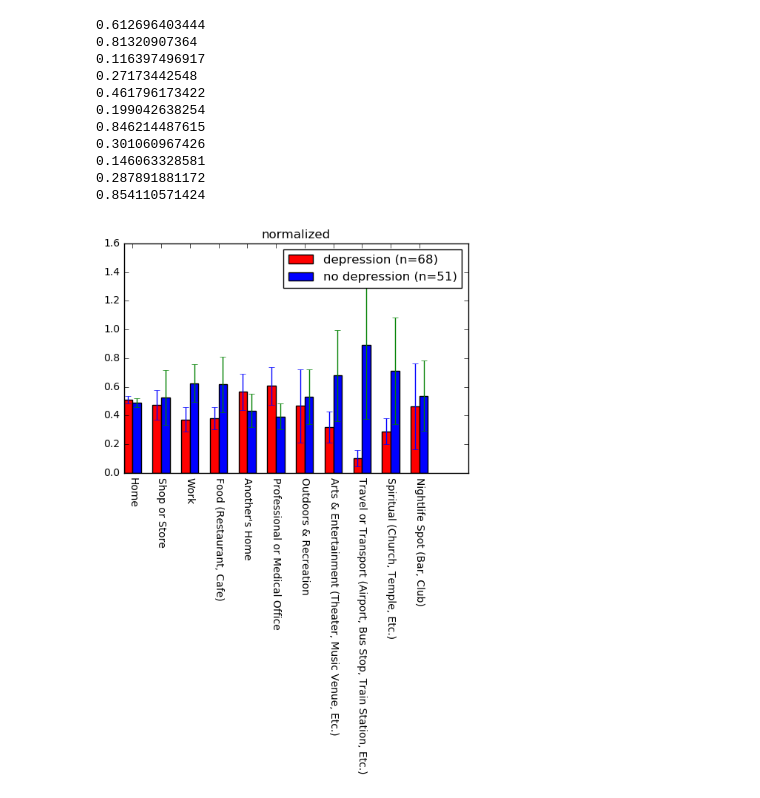
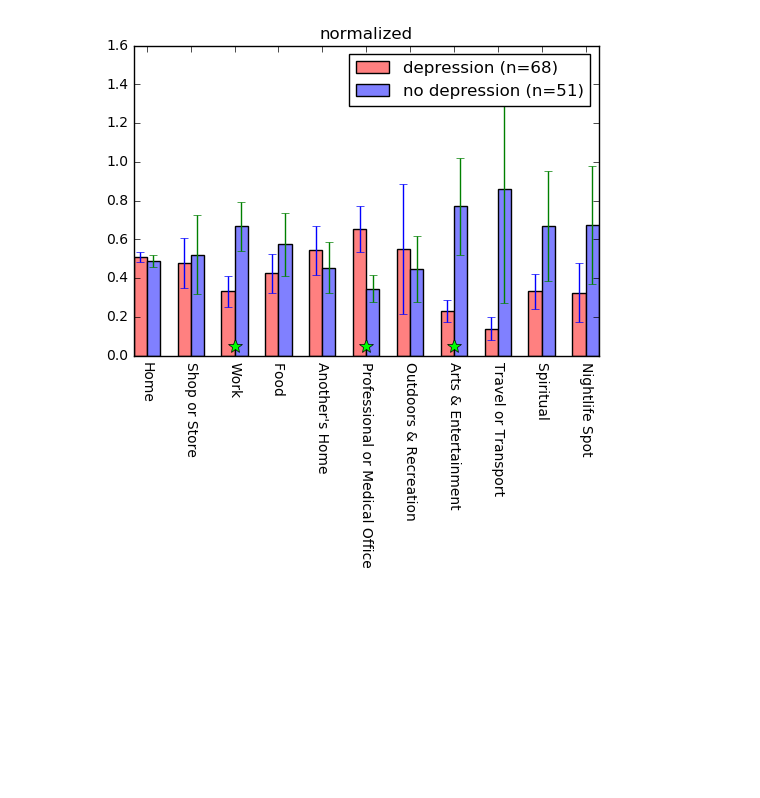
Before and after one commit to sosata/CS120DataAnalysis, a Jupyter notebook: SemanticLocation/show_locations.ipynb, the cells around one changed output. Saved outputs shown, nothing was run; the diff lists cells and outputs as text; code cells hidden in the pictures; blank space fills up the shorter version.

```diff
--- a/SemanticLocation/show_locations.ipynb
+++ b/SemanticLocation/show_locations.ipynb
@@ -1,3 +1,11 @@
+# %%
+def remove_parentheses(ss):
+    ss = np.array(ss)
+    for i in range(ss.size):
+        s = ss[i].split('(')
+        s = s[0]
+        ss[i] = s
+    return ss
 # %%
 # Visualizes the location visit durations across different demographic (e.g., emplotyment) and mental health (e.g. depression)
 # groups
@@ -52,10 +60,12 @@ for filename in files:
         data.loc[ind_subject, location_top] = 0
         dur_all = 0
         for (i,loc) in enumerate(target['location']):
-            if not np.isnan(feature['duration'][i]):
+            if not np.isnan(feature['n gps'][i]):
                 if loc in location_top:
-                    data.loc[ind_subject, loc] += feature['duration'][i]
-                dur_all += feature['duration'][i]
+                    data.loc[ind_subject, loc] += feature['n gps'][i]
+                dur_all += feature['n gps'][i]
+            else:
+                print 'warning: n gps was nan'
 
         # normalize
         data.loc[ind_subject, location_top] /= dur_all
@@ -115,32 +135,21 @@ plt.title('non-normalized')
 # %%
 # same plot, normalized
 
-plt.bar(np.arange(mean_dep.size), np.divide(mean_dep,mean_dep+mean_nodep), yerr=np.divide(ci_dep,mean_dep+mean_nodep), width=.3, color=(1,0,0))
-plt.bar(np.arange(mean_nodep.size)+.3, np.divide(mean_nodep,mean_dep+mean_nodep), yerr=np.divide(ci_nodep,mean_dep+mean_nodep), width=.3, color=(0,0,1))
-plt.xticks(np.arange(mean_dep.size)+.3, data_dep.columns, rotation=270)
+plt.bar(np.arange(mean_dep.size), np.divide(mean_dep,mean_dep+mean_nodep), yerr=np.divide(ci_dep,mean_dep+mean_nodep), width=.3, color=(1,.5,.5))
+plt.bar(np.arange(mean_nodep.size)+.3, np.divide(mean_nodep,mean_dep+mean_nodep), yerr=np.divide(ci_nodep,mean_dep+mean_nodep), width=.3, color=(.5,.5,1))
+plt.xticks(np.arange(mean_dep.size)+.3, remove_parentheses(data_dep.columns), rotation=270)
 plt.legend(['depression (n={})'.format(data_dep.shape[0]),'no depression (n={})'.format(data_nodep.shape[0])])
 plt.title('normalized')
 
 # ttest
 for (i,loc) in enumerate(location_top):
     _,p = ttest_ind(data_dep.loc[np.logical_not(np.isnan(data_dep.loc[:,loc])),loc], \
                     data_nodep.loc[np.logical_not(np.isnan(data_nodep.loc[:,loc])),loc], equal_var=False)
-    print p
+#     print p
     if p<.05:
         plt.plot(i+.3, 0.05, '*', markersize=10, color=(0,1,0))
 # %% [output]
-0.612696403444
-0.81320907364
-0.116397496917
-0.27173442548
-0.461796173422
-0.199042638254
-0.846214487615
-0.301060967426
-0.146063328581
-0.287891881172
-0.854110571424
-[figure, old version]
+[figure, new version]
 # %%
 # compare anxious to non-anxious
 
```
Also changed, not shown: parts of 9 cells of this notebook, 14 other files.
